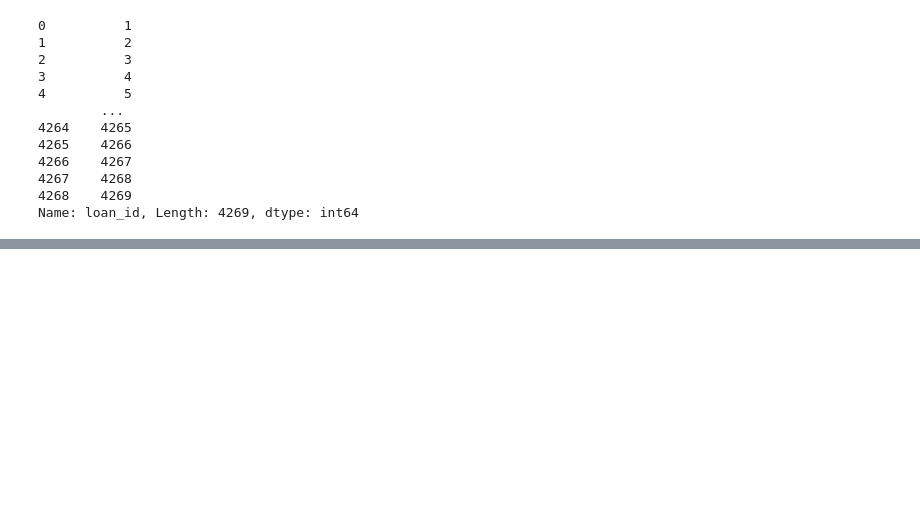
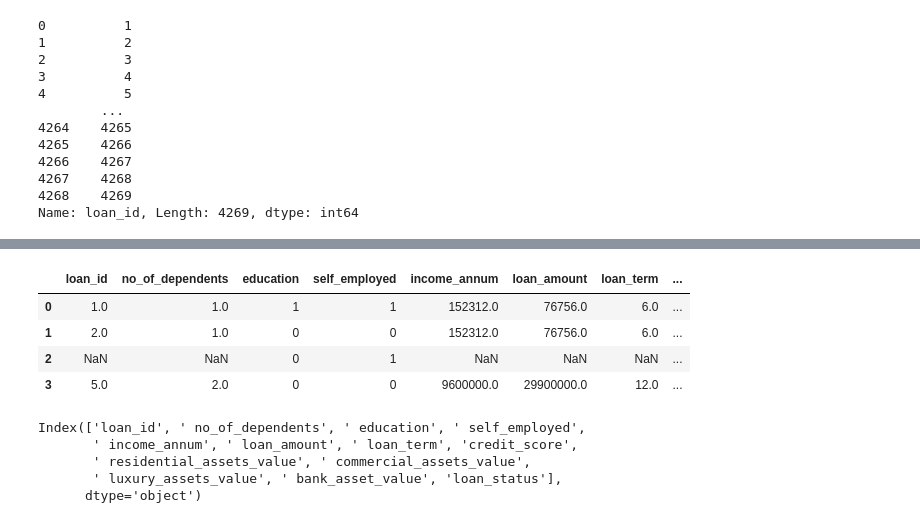
Before and after one commit to mwend-a/Loan_Guard, a Jupyter notebook: Untitled-1.ipynb, the cells around one changed output, grey strips where cells are left out. Cells and saved outputs as stored; diff of their text form; code cells hidden in the pictures; blank space fills up the shorter version.

```diff
--- a/Untitled-1.ipynb
+++ b/Untitled-1.ipynb
@@ -257,0 +378,19 @@ Predicted Loan Status for Loan ID 1704: Approved
+# %%
+# Converting self_employed column to numerical
+label_encoder = LabelEncoder()
+new_user_df[' self_employed']= label_encoder.fit_transform(new_user_df[' self_employed'])
+new_user_df
+# %% [output]
+|  | loan_id | no_of_dependents | education | self_employed | income_annum | loan_amount | loan_term | ... |
+| 0 | 1.0 | 1.0 | 1 | 1 | 152312.0 | 76756.0 | 6.0 | ... |
+| 1 | 2.0 | 1.0 | 0 | 0 | 152312.0 | 76756.0 | 6.0 | ... |
+| 2 | NaN | NaN | 0 | 1 | NaN | NaN | NaN | ... |
+| 3 | 5.0 | 2.0 | 0 | 0 | 9600000.0 | 29900000.0 | 12.0 | ... |
+# %%
+new_user_df.columns
+# %% [output]
+Index(['loan_id', ' no_of_dependents', ' education', ' self_employed',
+       ' income_annum', ' loan_amount', ' loan_term', 'credit_score',
+       ' residential_assets_value', ' commercial_assets_value',
+       ' luxury_assets_value', ' bank_asset_value', 'loan_status'],
+      dtype='object')
```
Also changed, not shown: parts of 18 cells of this notebook, 10 other files.
